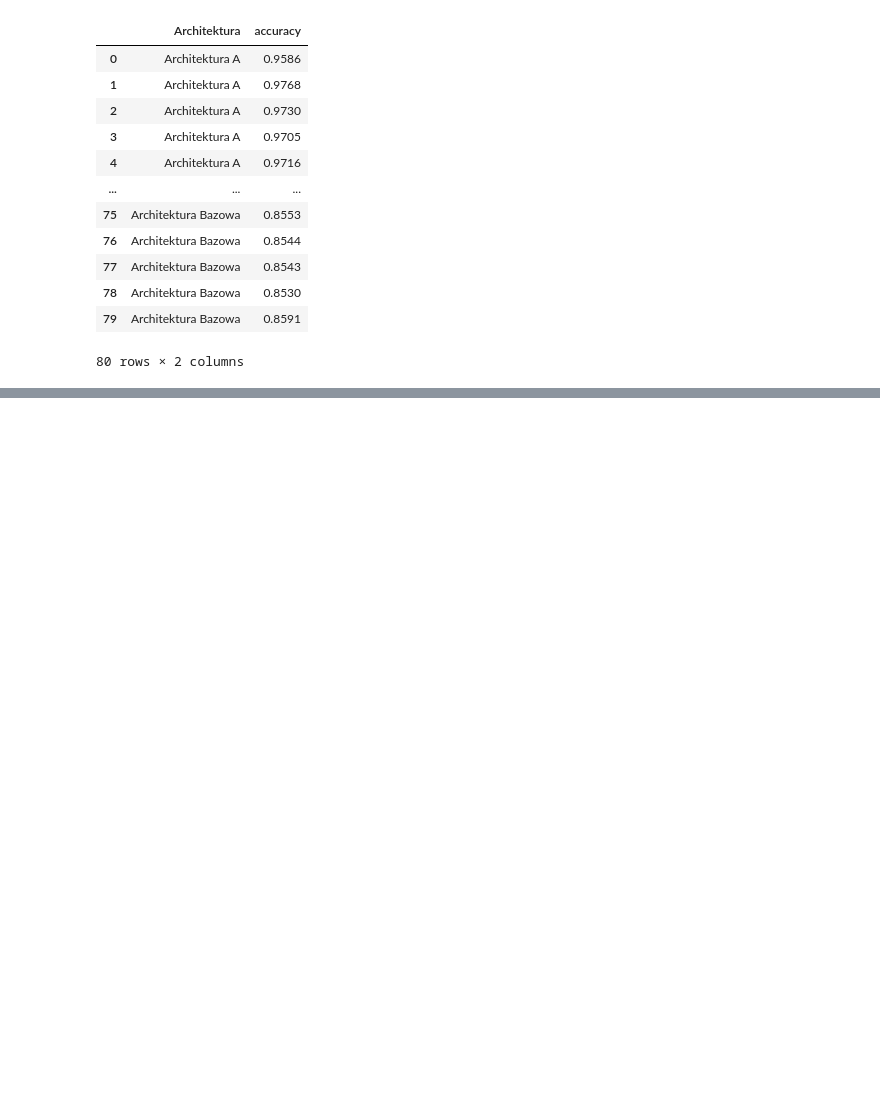
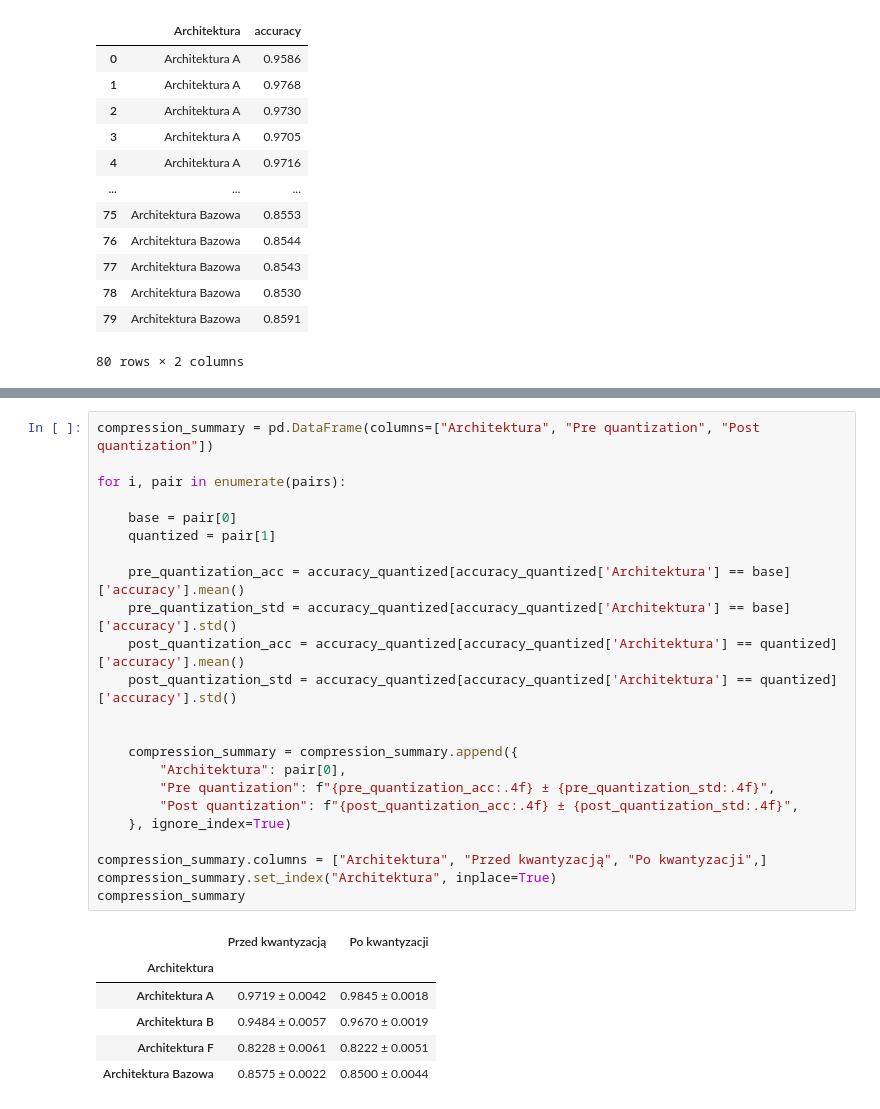
Before and after one commit to WestedCrean/master-thesis, a Jupyter notebook: notebooks/results_analysis/summary_phcd_quantization.ipynb, the cells around one changed output, grey strips where cells are left out. Cells and saved outputs as stored; diff of their text form; blank space fills up the shorter version.

```diff
--- a/notebooks/results_analysis/summary_phcd_quantization.ipynb
+++ b/notebooks/results_analysis/summary_phcd_quantization.ipynb
@@ -413,0 +430,30 @@ plt.show()
+# %%
+compression_summary = pd.DataFrame(columns=["Architektura", "Pre quantization", "Post quantization"])
+
+for i, pair in enumerate(pairs):
+
+    base = pair[0]
+    quantized = pair[1]
+
+    pre_quantization_acc = accuracy_quantized[accuracy_quantized['Architektura'] == base]['accuracy'].mean()
+    pre_quantization_std = accuracy_quantized[accuracy_quantized['Architektura'] == base]['accuracy'].std()
+    post_quantization_acc = accuracy_quantized[accuracy_quantized['Architektura'] == quantized]['accuracy'].mean()
+    post_quantization_std = accuracy_quantized[accuracy_quantized['Architektura'] == quantized]['accuracy'].std()
+
+
+    compression_summary = compression_summary.append({
+        "Architektura": pair[0],
+        "Pre quantization": f"{pre_quantization_acc:.4f} ± {pre_quantization_std:.4f}",
+        "Post quantization": f"{post_quantization_acc:.4f} ± {post_quantization_std:.4f}",
+    }, ignore_index=True)
+
+compression_summary.columns = ["Architektura", "Przed kwantyzacją", "Po kwantyzacji",]
+compression_summary.set_index("Architektura", inplace=True)
+compression_summary
+# %% [output]
+|  | Przed kwantyzacją | Po kwantyzacji |
+| Architektura |  |  |
+| Architektura A | 0.9719 ± 0.0042 | 0.9845 ± 0.0018 |
+| Architektura B | 0.9484 ± 0.0057 | 0.9670 ± 0.0019 |
+| Architektura F | 0.8228 ± 0.0061 | 0.8222 ± 0.0051 |
+| Architektura Bazowa | 0.8575 ± 0.0022 | 0.8500 ± 0.0044 |
```
Also changed, not shown: parts of 5 cells of this notebook.
